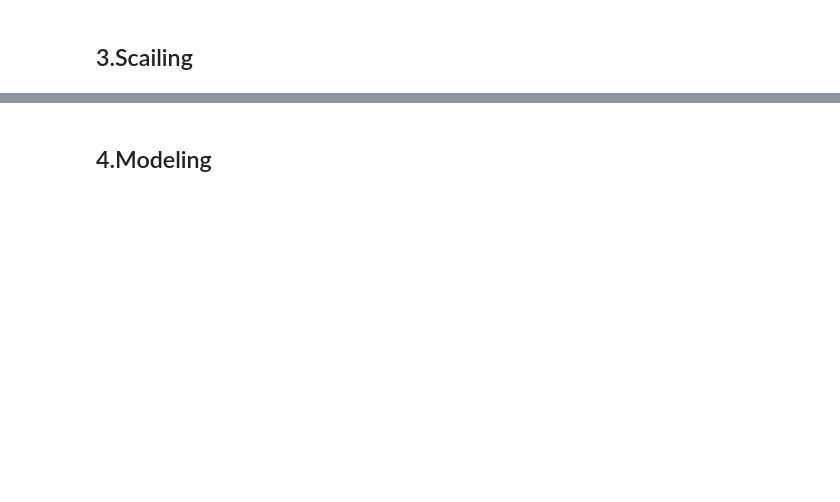
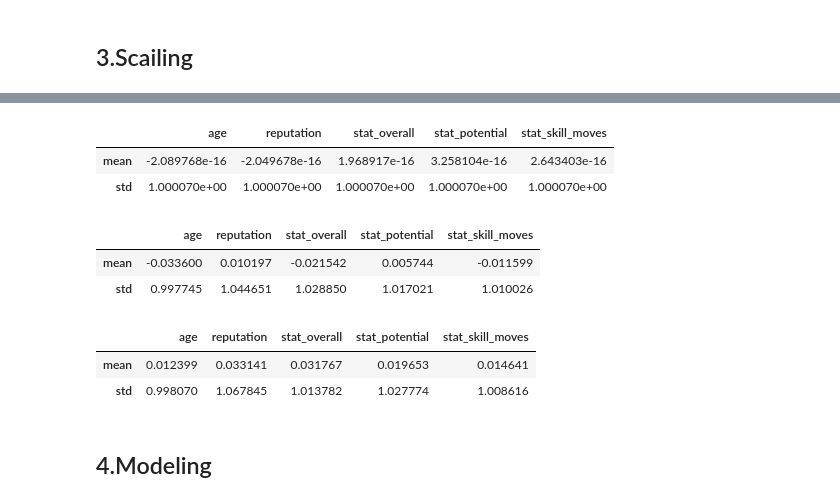
Before and after one commit to littleduck1219/DACON_FIFA-, a Jupyter notebook: FIFA_player_transfer_fee_predict.ipynb, the cells around one changed output, grey strips where cells are left out. Drawn from its saved outputs; the diff is of its cells as text; code cells hidden in the pictures; blank space fills up the shorter version.

```diff
--- a/FIFA_player_transfer_fee_predict.ipynb
+++ b/FIFA_player_transfer_fee_predict.ipynb
@@ -184,0 +164,18 @@ sdscaled_train
+# %%
+X_train.describe().loc[['mean','std']]
+# %% [output]
+|  | age | reputation | stat_overall | stat_potential | stat_skill_moves |
+| mean | -2.089768e-16 | -2.049678e-16 | 1.968917e-16 | 3.258104e-16 | 2.643403e-16 |
+| std | 1.000070e+00 | 1.000070e+00 | 1.000070e+00 | 1.000070e+00 | 1.000070e+00 |
+# %%
+X_valid.describe().loc[['mean','std']]
+# %% [output]
+|  | age | reputation | stat_overall | stat_potential | stat_skill_moves |
+| mean | -0.033600 | 0.010197 | -0.021542 | 0.005744 | -0.011599 |
+| std | 0.997745 | 1.044651 | 1.028850 | 1.017021 | 1.010026 |
+# %%
+test.describe().loc[['mean','std']]
+# %% [output]
+|  | age | reputation | stat_overall | stat_potential | stat_skill_moves |
+| mean | 0.012399 | 0.033141 | 0.031767 | 0.019653 | 0.014641 |
+| std | 0.998070 | 1.067845 | 1.013782 | 1.027774 | 1.008616 |
```
Also changed, not shown: parts of 26 cells of this notebook.
